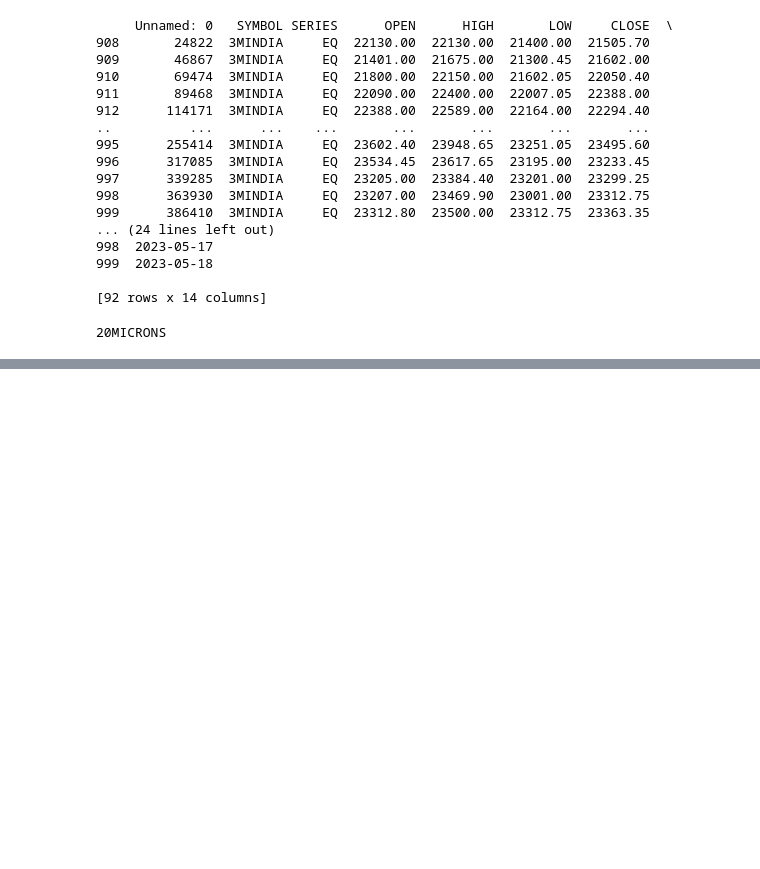
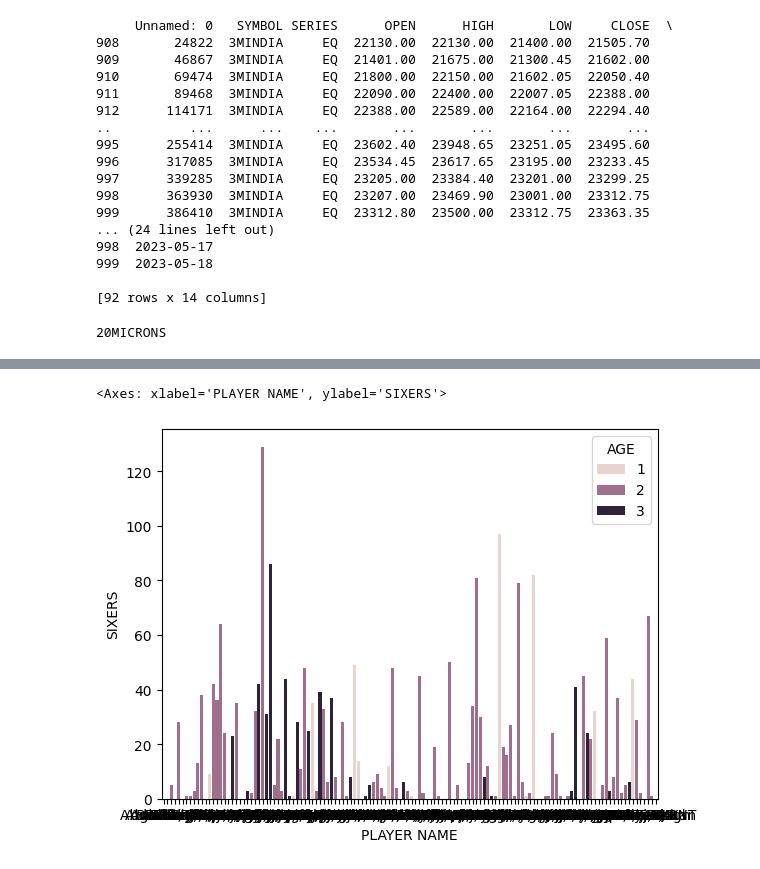
Before and after one commit to mailashishrawat/ml, a Jupyter notebook: code/matplotlibplotlydash.ipynb, the cells around one changed output, grey strips where cells are left out. Drawn from its saved outputs; the diff is of its cells as text; code cells hidden in the pictures; blank space fills up the shorter version.

Commit message:
charting library

```diff
--- a/code/matplotlibplotlydash.ipynb
+++ b/code/matplotlibplotlydash.ipynb
@@ -100,3 +100,10 @@ def update_output(selected_option):
 app.run(debug=True)
 # %% [output]
 [interactive output not drawn]
+# %%
+# charting libraries
+import matplotlib.pyplot as pyp
+import seaborn as sn
+import pandas as pd
+df= pd.read_csv('../inputdata/IPL_IMB381IPL2013.csv')
+df.head(5)
@@ -102,0 +118,5 @@ app.run(debug=True)
+# %%
+sn.barplot(x='PLAYER NAME',y="SIXERS",hue='AGE', data=df)
+# %% [output]
+<Axes: xlabel='PLAYER NAME', ylabel='SIXERS'>
+[figure, added]
```
Also changed, not shown: parts of 8 cells of this notebook, 1 other file.
